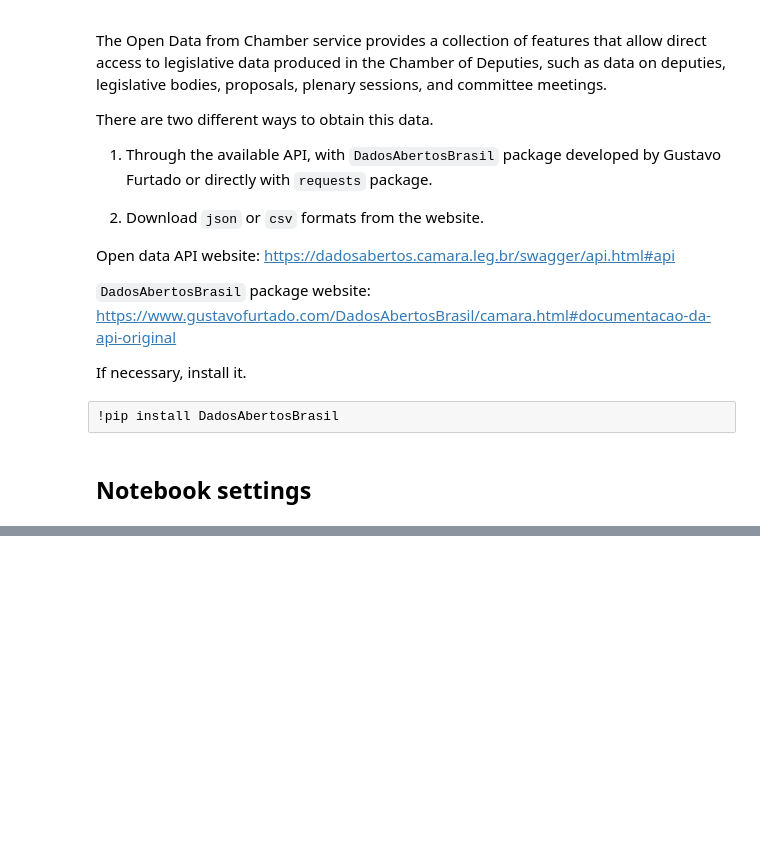
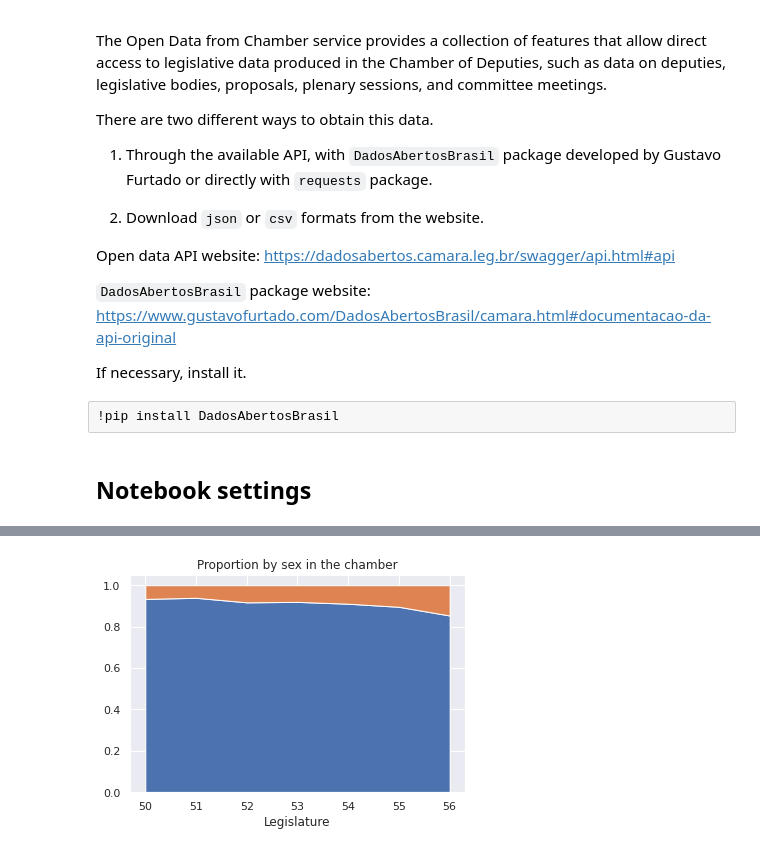
Before and after one commit to lucasmoschen/project-network-science, a Jupyter notebook: notebooks/data_exploration.ipynb, the cells around one changed output, grey strips where cells are left out. Drawn from its saved outputs; the diff is of its cells as text; code cells hidden in the pictures; blank space fills up the shorter version.

Commit message:
Looking some time characteristics

```diff
--- a/notebooks/data_exploration.ipynb
+++ b/notebooks/data_exploration.ipynb
@@ -36,0 +42,9 @@ First we get the deputies list from the last legislature.
+# %%
+text = ''
+
+for leg in tqdm.tqdm(range(1,57)):
+    blocks = camara.lista_blocos(legislatura=leg)
+    num = blocks.shape[0]
+    if num > 0:
+        text += "Legislatura {} teve {} blocos partidários. \n\n".format(leg,num)
+    time.sleep(3)
@@ -101,0 +77,21 @@ nx.draw(G_deputados, node_size = 20)
+# %%
+n = 7
+prop_years = np.zeros((3,n))
+prop_years[0,:] = range(57-n,57)
+
+for leg in tqdm.tqdm(prop_years[0,:].astype(int)):
+
+    deputies_F = camara.lista_deputados(legislatura=leg, sexo='F')
+    deputies_M = camara.lista_deputados(legislatura=leg, sexo='M')
+
+    prop_years[1,leg-50] = deputies_F.shape[0]/(deputies_F.shape[0]+deputies_M.shape[0])
+    prop_years[2,leg-50] = 1 - prop_years[1,leg-50]
+
+    time.sleep(3)
+# %%
+plt.stackplot(prop_years[0,:],  prop_years[2,:], prop_years[1,:])
+plt.title('Proportion by sex in the chamber')
+plt.xlabel('Legislature')
+plt.show()
+# %% [output]
+[figure, added]
```
Also changed, not shown: parts of 22 cells of this notebook.
